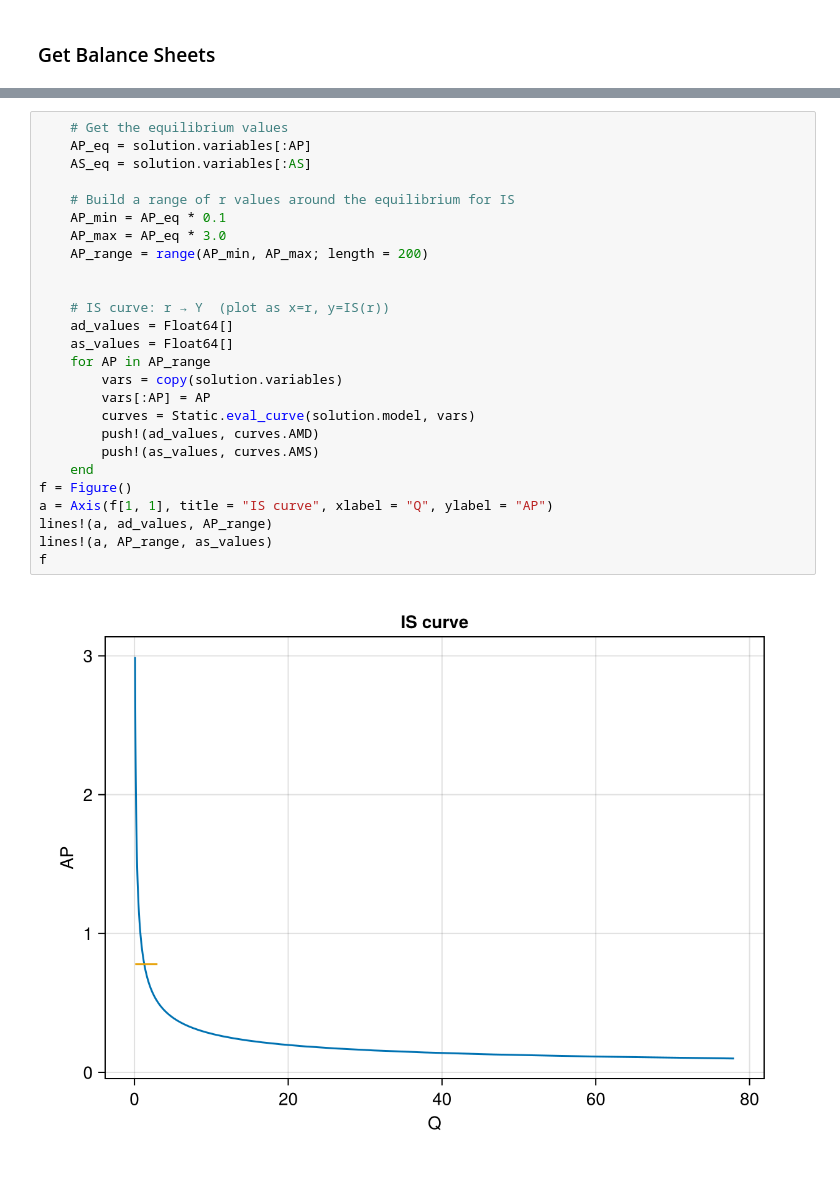
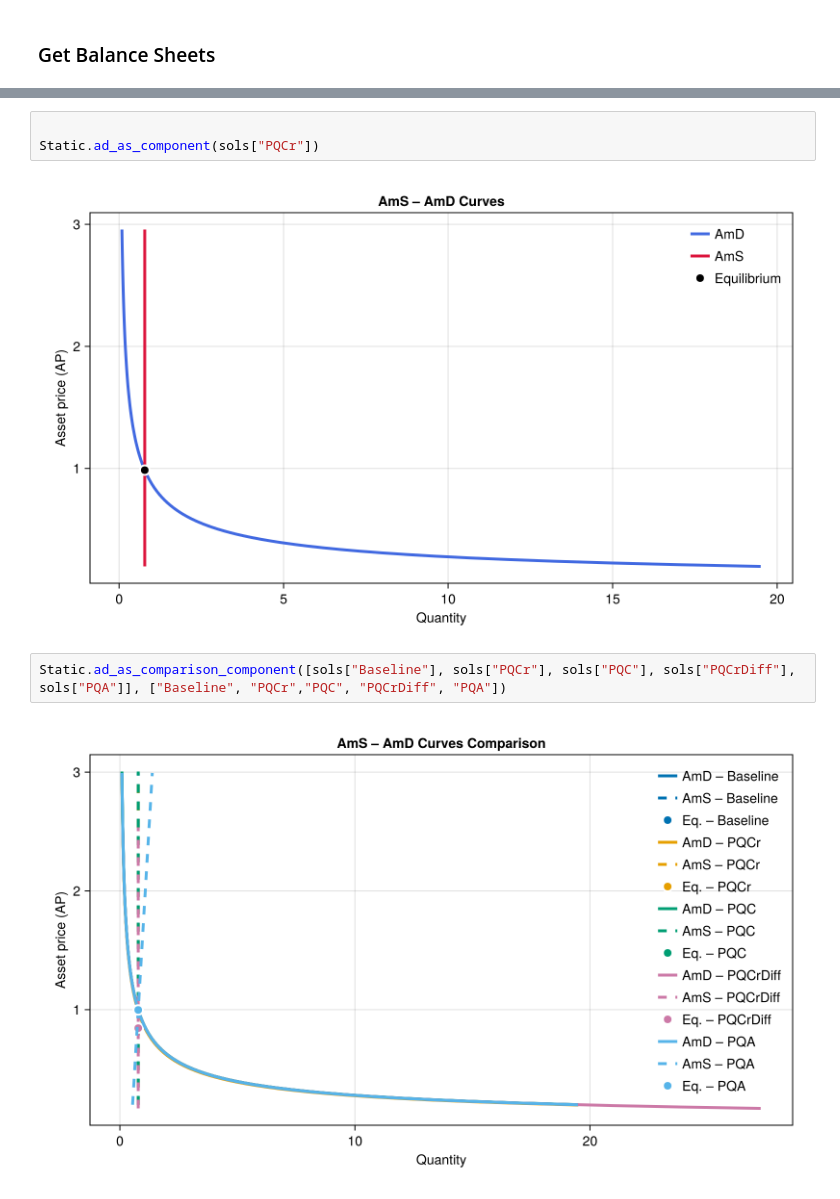
Before and after one commit to theplatters/PKAssetPrices, a Jupyter notebook: notebooks/Compare-template copy.ipynb, the cells around one changed output, grey strips where cells are left out. Cells and saved outputs as stored; diff of their text form.

```diff
--- a/notebooks/Compare-template copy.ipynb
+++ b/notebooks/Compare-template copy.ipynb
@@ -94,28 +60,9 @@ Dash.is_ir_component(sols["PQ"])
 # %%
-    # Get the equilibrium values
-    AP_eq = solution.variables[:AP]
-    AS_eq = solution.variables[:AS]
 
-    # Build a range of r values around the equilibrium for IS
-    AP_min = AP_eq * 0.1
-    AP_max = AP_eq * 3.0
-    AP_range = range(AP_min, AP_max; length = 200)
-
-
-    # IS curve: r → Y  (plot as x=r, y=IS(r))
-    ad_values = Float64[]
-    as_values = Float64[]
-    for AP in AP_range
-        vars = copy(solution.variables)
-        vars[:AP] = AP
-        curves = Static.eval_curve(solution.model, vars)
-        push!(ad_values, curves.AMD)
-        push!(as_values, curves.AMS)
-    end
-f = Figure()
-a = Axis(f[1, 1], title = "IS curve", xlabel = "Q", ylabel = "AP")
-lines!(a, ad_values, AP_range)
-lines!(a, AP_range, as_values)
-f
+Static.ad_as_component(sols["PQCr"])
 # %% [output]
-[figure, old version]
+[figure, new version]
+# %%
+Static.ad_as_comparison_component([sols["Baseline"], sols["PQCr"], sols["PQC"], sols["PQCrDiff"], sols["PQA"]], ["Baseline", "PQCr","PQC", "PQCrDiff", "PQA"])
+# %% [output]
+[figure, added]
```
Also changed, not shown: parts of 4 cells of this notebook, 3 other files.
